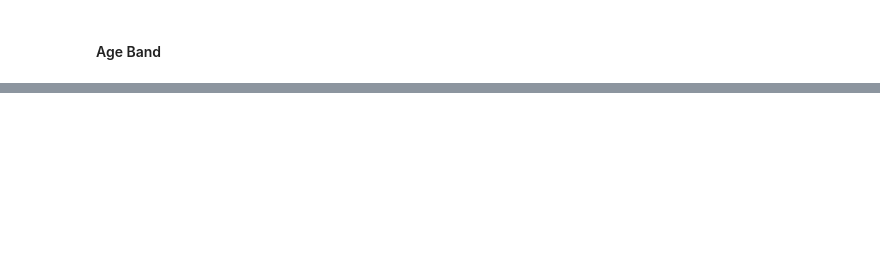
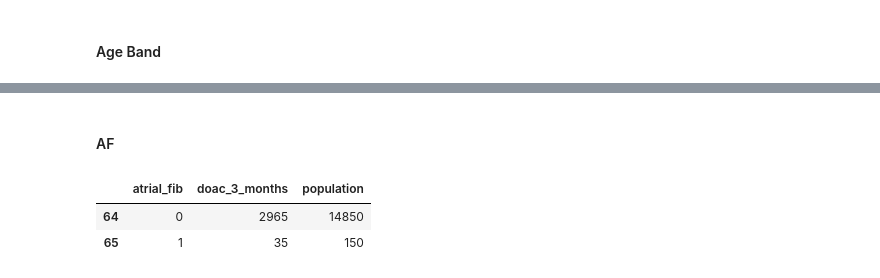
Before and after one commit to opensafely/mechanical-valve-anticoag, a Jupyter notebook: analysis/notebook.ipynb, the cells around one changed output, grey strips where cells are left out. Cells and saved outputs as stored; diff of their text form; code cells hidden in the pictures; blank space fills up the shorter version.

```diff
--- a/analysis/notebook.ipynb
+++ b/analysis/notebook.ipynb
@@ -301,0 +312,14 @@ age_df_now
+# %% [markdown]
+#### AF
+# %%
+af_df = pd.read_csv('../output/measure_doac_rx_mechanical_valve_3_month_af_rate.csv', parse_dates=['date'])
+
+af_df_now = af_df[af_df['date'] == '2021-05-01']
+af_df_now = af_df_now.drop(['value', 'date'], axis=1)
+af_df_now = group_low_values_dems(af_df_now, 'doac_3_months', 'population', 'atrial_fib')
+af_df_now.to_csv('../output/current_doac_af.csv')
+af_df_now
+# %% [output]
+|  | atrial_fib | doac_3_months | population |
+| 64 | 0 | 2965 | 14850 |
+| 65 | 1 | 35 | 150 |
```
Also changed, not shown: parts of 10 cells of this notebook, 1 other file.
